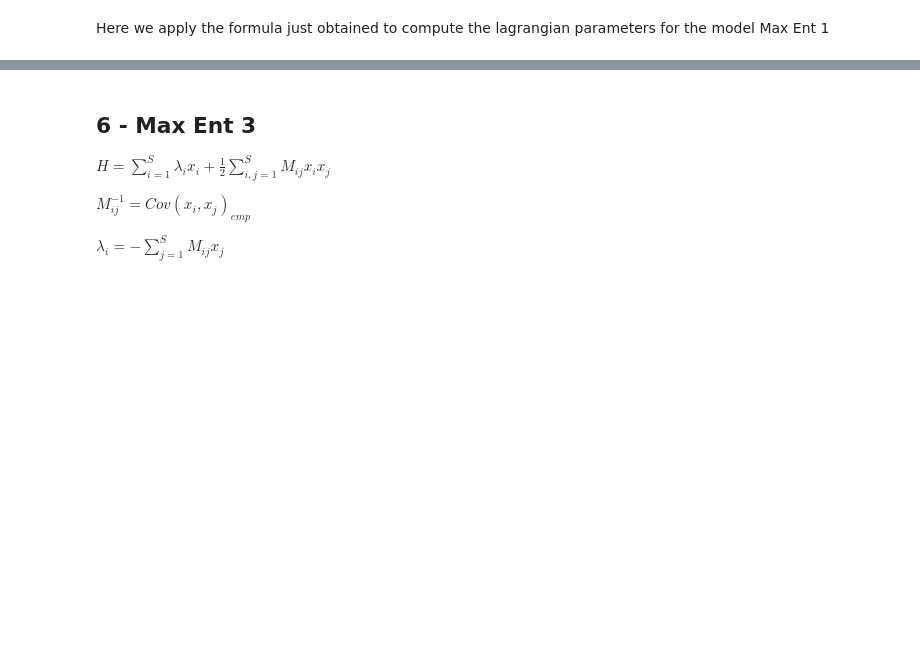
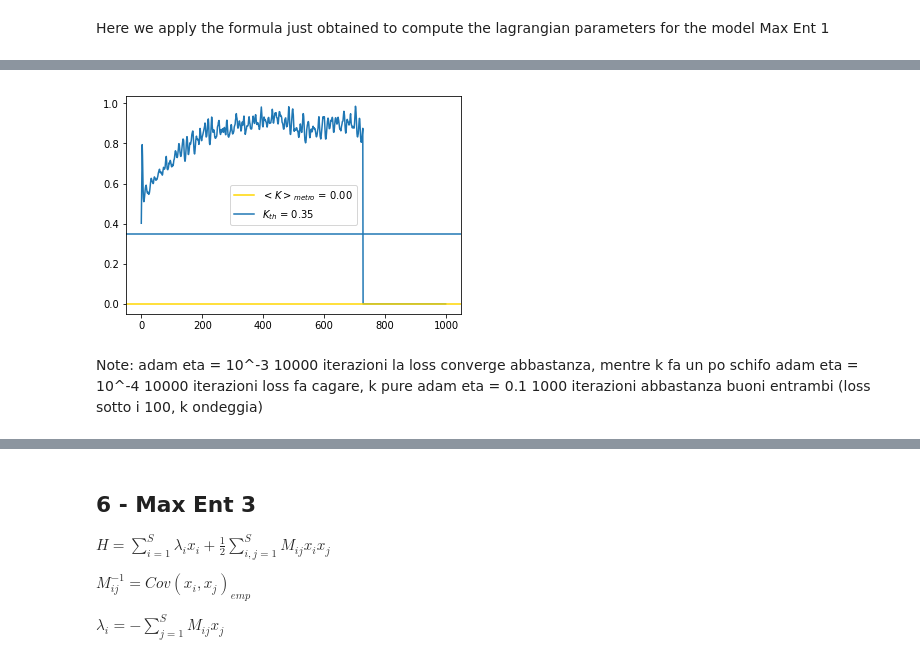
Before and after one commit to mango915/Forests, a Jupyter notebook: Forest.ipynb, the cells around one changed output, grey strips where cells are left out. Saved outputs shown, nothing was run; the diff lists cells and outputs as text; code cells hidden in the pictures; blank space fills up the shorter version.

```diff
--- a/Forest.ipynb
+++ b/Forest.ipynb
@@ -258,0 +318,35 @@ TypeError: acceptance() takes 3 positional arguments but 4 were given
+# %%
+# Hyperparameters
+
+# and the number of iterations
+max_iter = 1000
+
+#suppression = np.arange(1,max_iter+1)
+# the learning rate
+eta = 0.1
+
+#lagrange_multipliers = np.concatenate((np.array([K]), sp_l_i))
+lagrange_multipliers = np.random.randn(300)
+print("Theorical K: ", K)
+exp_constraints = np.concatenate((C_0_over_S[np.newaxis], m_i))
+print(lagrange_multipliers[0]*exp_constraints[0])
+mean_sq_loss = np.zeros(max_iter) # gradient square sum
+Ks = np.zeros(max_iter)
+m = 0; s=0
+#last_config = np.random.choice([+1,-1], size = 299)
+
+from tqdm import tnrange
+for i in tnrange(max_iter):
+    #configs = METRO(lagrange_multipliers, last_config)
+    configs = METRO(lagrange_multipliers)
+    #last_config = configs[-1]
+    g = gradient(configs, exp_constraints)
+    print("First component of g:", g[0])
+    m, s, update = adam(g, m, s)
+    print("First component of adams:", update[0])
+    lagrange_multipliers = lagrange_multipliers - eta*update
+    Ks[i] = lagrange_multipliers[0]
+    print("K : ", Ks[i])
+    mean_sq_loss[i] = np.power(g,2).sum()
+    print("Squared gradient: ", mean_sq_loss[i])
+    #break
@@ -352,0 +392,14 @@ plt.show()
+# %%
+plt.plot(Ks)
+plt.axhline(Ks[-100:].mean(), color = 'gold', label = r'$<K>_{metro}$'+' = %.2f'%Ks[-100:].mean())
+plt.axhline(K, label = r'$K_{th}$'+' = %.2f'%K)
+#plt.axhline(-K, color = 'red', label = r'$-K_{th}$'+' = %.2f'%-K)
+plt.legend()
+plt.show()
+# %% [output]
+[figure, added]
+# %% [markdown]
+Note:
+adam eta = 10^-3 10000 iterazioni la loss converge abbastanza, mentre k fa un po schifo
+adam eta = 10^-4 10000 iterazioni loss fa cagare, k pure
+adam eta = 0.1 1000 iterazioni abbastanza buoni entrambi (loss sotto i 100, k ondeggia)
```
Also changed, not shown: parts of 34 cells of this notebook.
